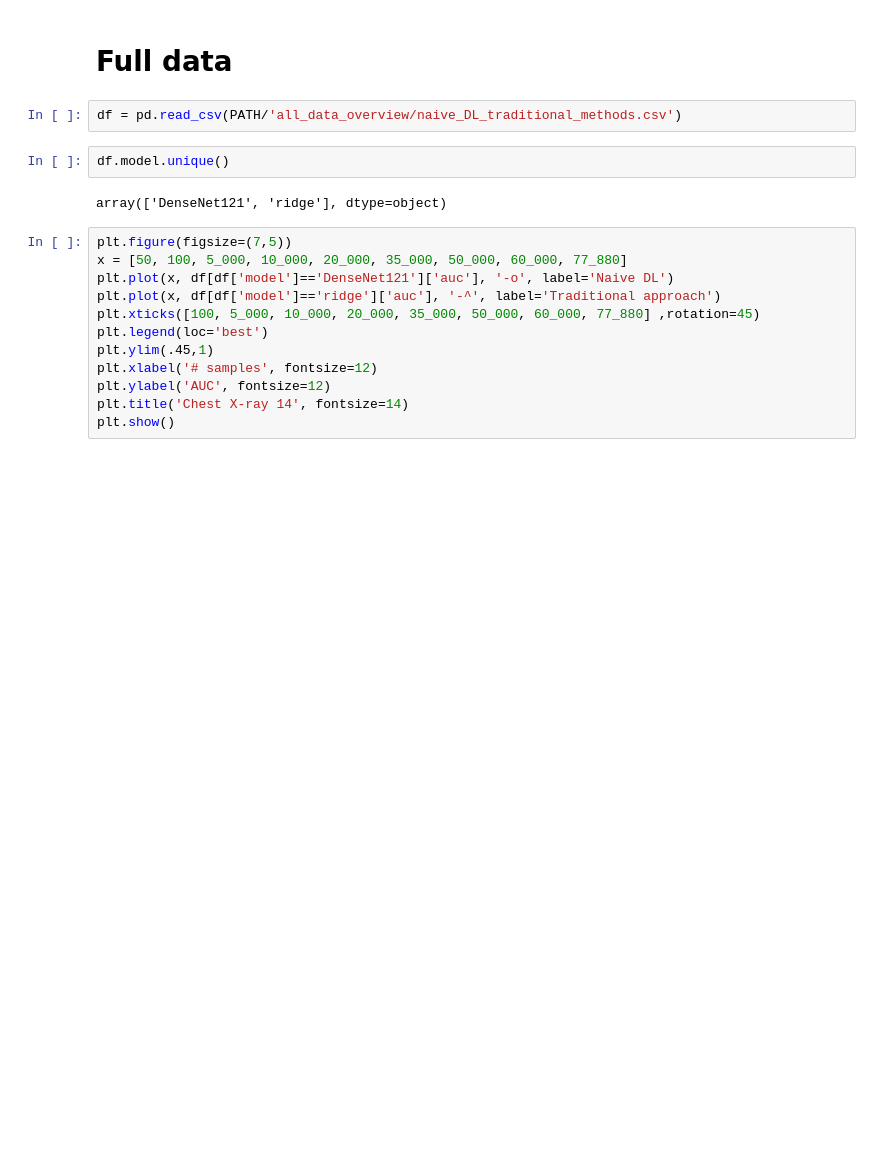
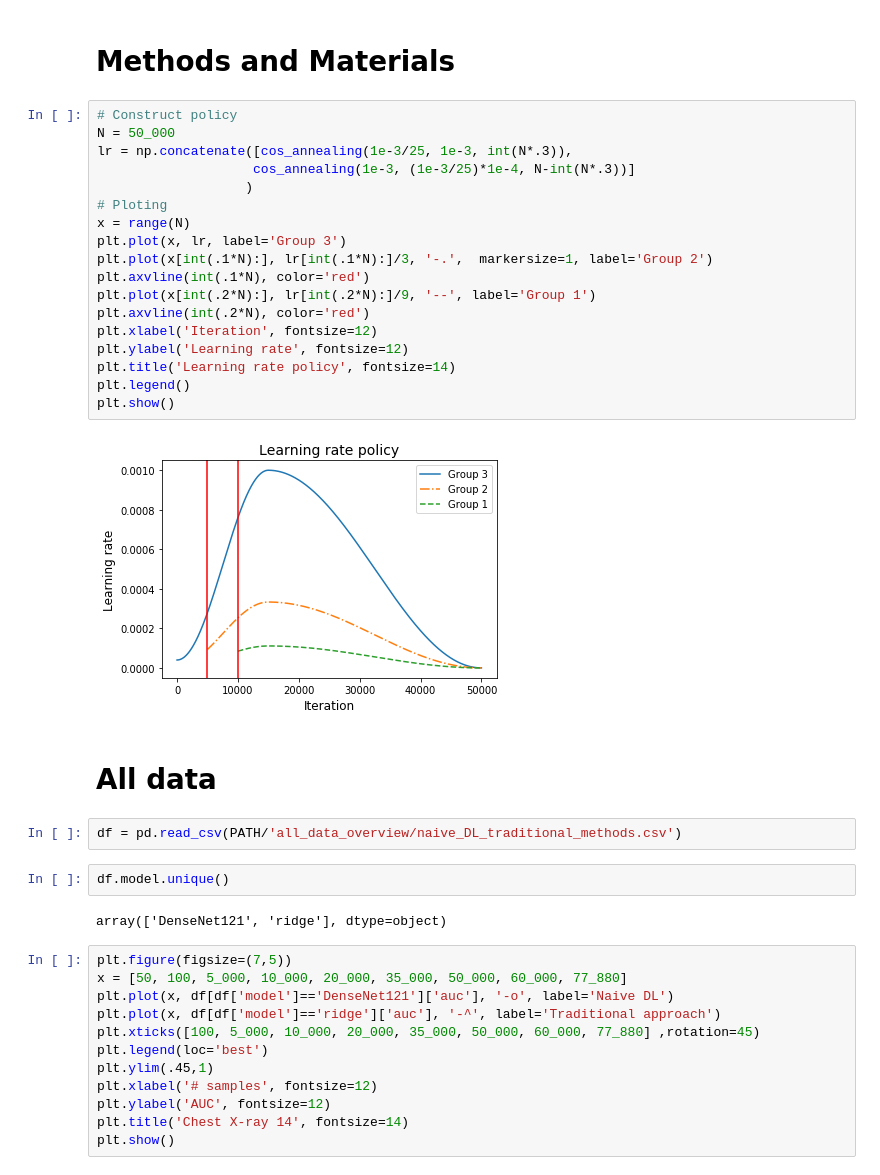
Before and after one commit to r0mer0m/DL-Medical-Images, a Jupyter notebook: plots/plots paper.ipynb, the cells around one changed output. Saved outputs shown, nothing was run; the diff lists cells and outputs as text; blank space fills up the shorter version.

Commit message:
4 tasks for transfer learning comparison done

```diff
--- a/plots/plots paper.ipynb
+++ b/plots/plots paper.ipynb
@@ -11,5 +45,27 @@ PATH = Path('data/')
+# %% [markdown]
+# Methods and Materials
+# %%
+# Construct policy
+N = 50_000
+lr = np.concatenate([cos_annealing(1e-3/25, 1e-3, int(N*.3)),
+                    cos_annealing(1e-3, (1e-3/25)*1e-4, N-int(N*.3))]
+                   )
+# Ploting
+x = range(N)
+plt.plot(x, lr, label='Group 3')
+plt.plot(x[int(.1*N):], lr[int(.1*N):]/3, '-.',  markersize=1, label='Group 2')
+plt.axvline(int(.1*N), color='red')
+plt.plot(x[int(.2*N):], lr[int(.2*N):]/9, '--', label='Group 1')
+plt.axvline(int(.2*N), color='red')
+plt.xlabel('Iteration', fontsize=12)
+plt.ylabel('Learning rate', fontsize=12)
+plt.title('Learning rate policy', fontsize=14)
+plt.legend()
+plt.show()
+# %% [output]
+[figure, added]
 # %% [markdown]
-# Full data
+# All data
 # %%
 df = pd.read_csv(PATH/'all_data_overview/naive_DL_traditional_methods.csv')
 # %%
```
Also changed, not shown: parts of 5 cells of this notebook, 4 other files.
